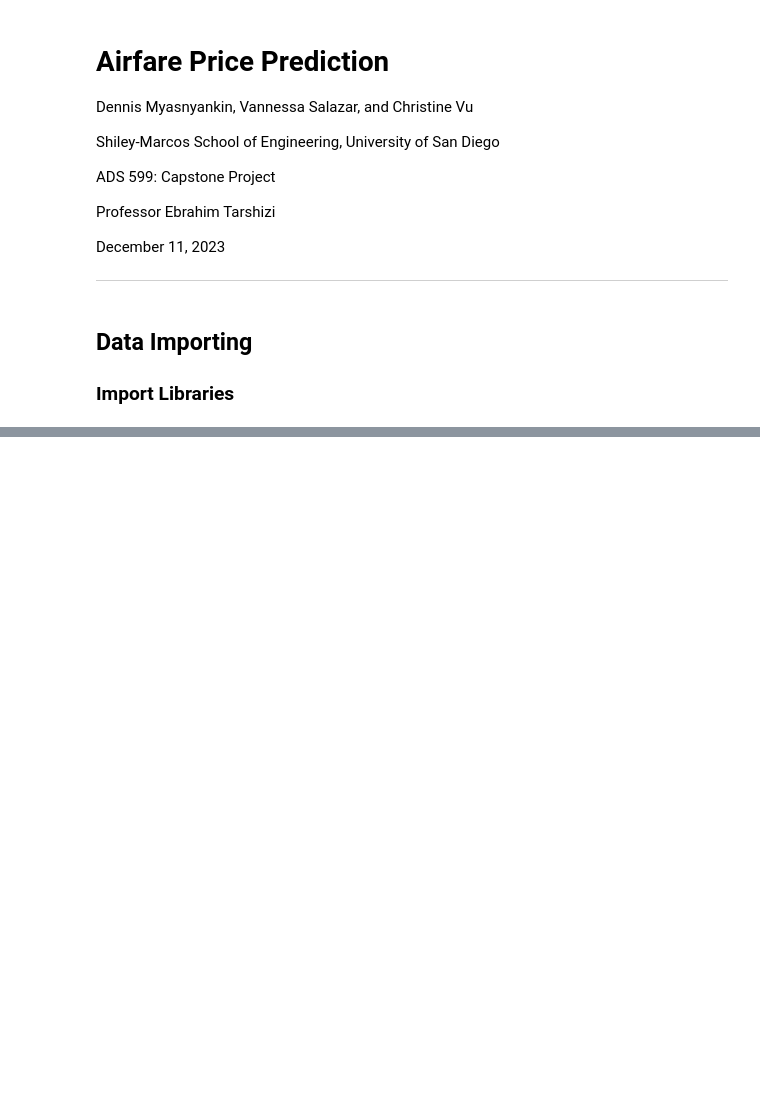
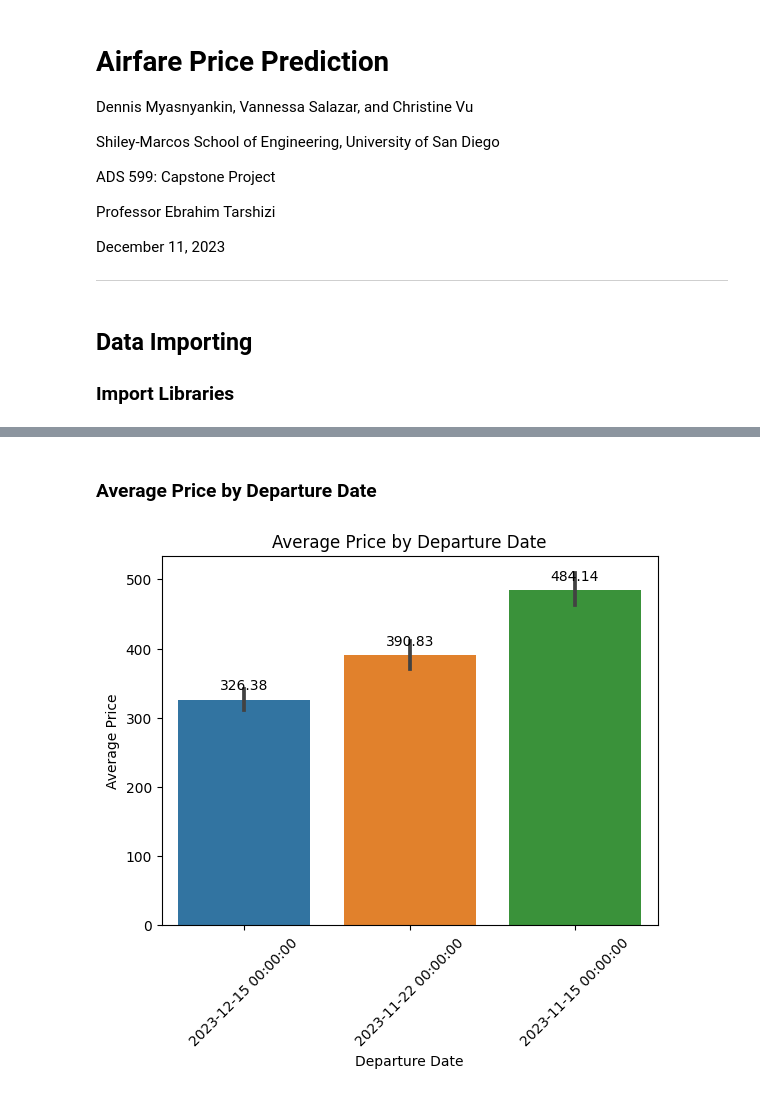
Before and after one commit to VSbr22/Capstone, a Jupyter notebook: Notebook.ipynb, the cells around one changed output, grey strips where cells are left out. Saved outputs shown, nothing was run; the diff lists cells and outputs as text; code cells hidden in the pictures; blank space fills up the shorter version.

```diff
--- a/Notebook.ipynb
+++ b/Notebook.ipynb
@@ -116,0 +219,21 @@ df
+# %% [markdown]
+### **Average Price by Departure Date**
+# %%
+# Your existing code for plotting
+barplot = sns.barplot(x = 'Departure Date', y = 'Price', data = df)
+plt.title('Average Price by Departure Date')
+plt.xlabel('Departure Date')
+plt.ylabel('Average Price')
+plt.xticks(rotation = 45)
+
+# Adding labels on top of the bars
+for p in barplot.patches:
+    barplot.annotate(format(p.get_height(), '.2f'),
+                     (p.get_x() + p.get_width() / 2., p.get_height()),
+                     ha = 'center', va = 'center',
+                     xytext = (0, 10),
+                     textcoords = 'offset points')
+
+plt.show()
+# %% [output]
+[figure, added]
```
Also changed, not shown: parts of 36 cells of this notebook.
